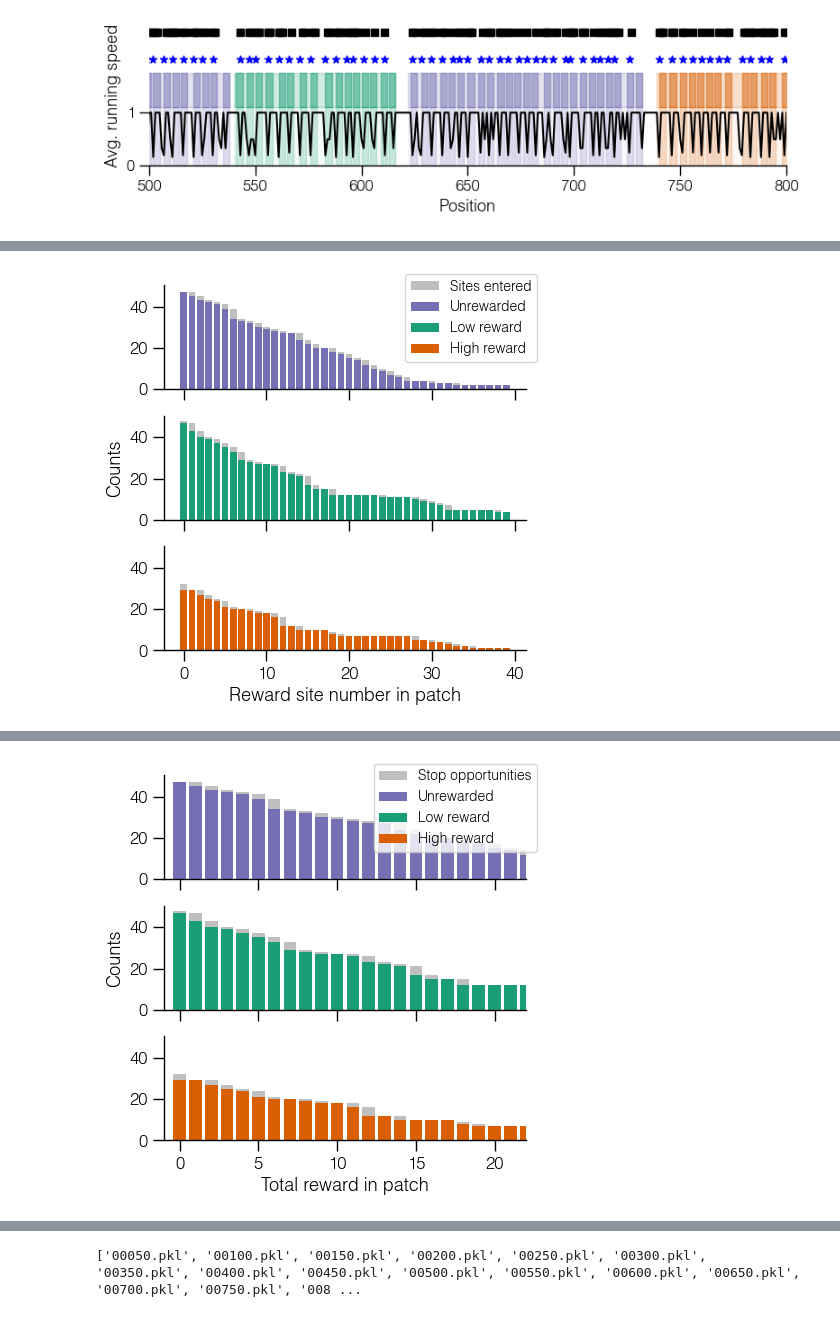
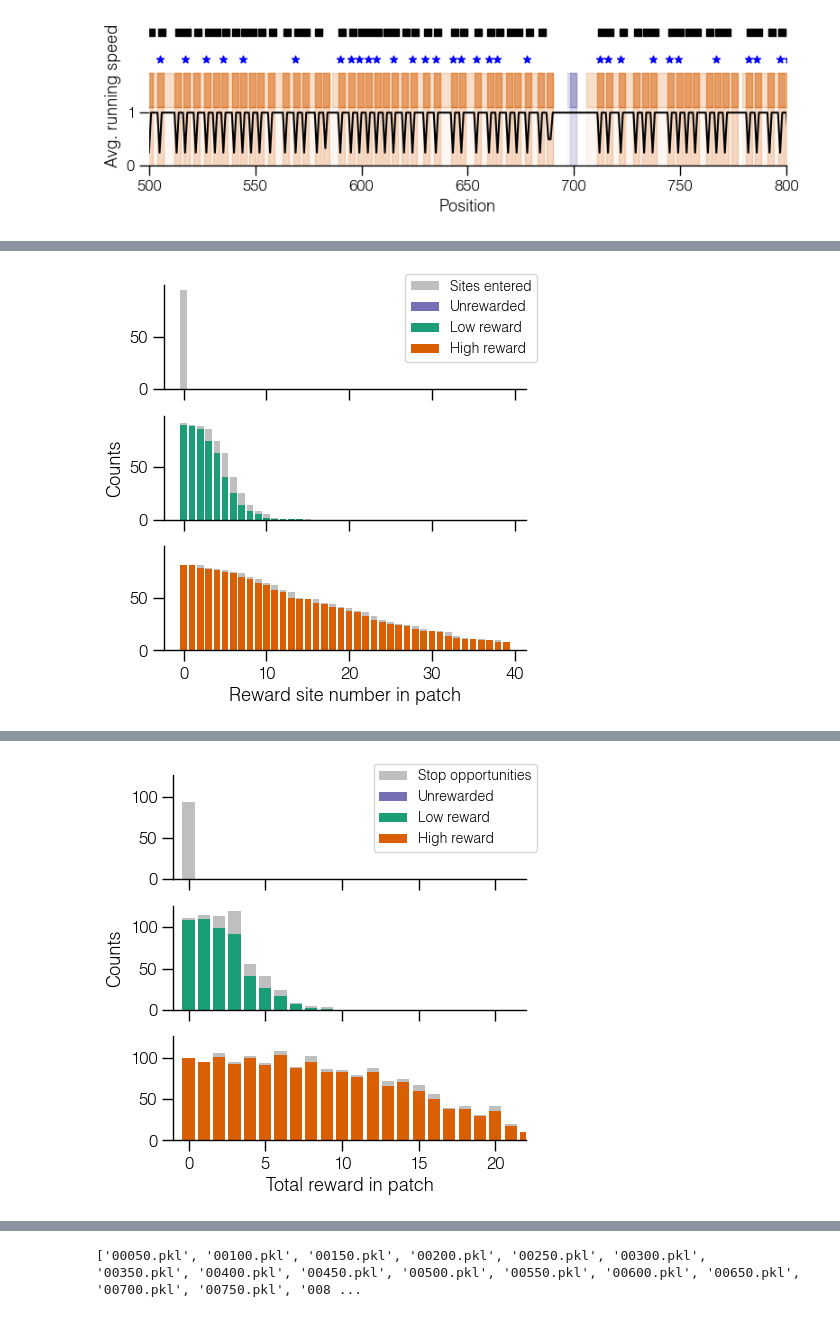
Before and after one commit to davidgbe/favorably_connected, a Jupyter notebook: code/notebooks/session_visualization_fixed_mapping_acc_reward_refactor.ipynb, the cells around one changed output, grey strips where cells are left out. Drawn from its saved outputs; the diff is of its cells as text; code cells hidden in the pictures.

```diff
--- a/code/notebooks/session_visualization_fixed_mapping_acc_reward_refactor.ipynb
+++ b/code/notebooks/session_visualization_fixed_mapping_acc_reward_refactor.ipynb
@@ -303,6 +331,6 @@ def plot_session(data_path, env_idx, update_num=None, xlim=None, max_reward_para
 # %%
 plot_session(
-    '../../results/rl_agent_outputs/test_with_exp_trunc_transitions_2025-04-25_16_07_34_453093_var_noise_0.0001_activity_weight_1/state',
+    '../../results/rl_agent_outputs/he_init_exp_trunc_transitions_1en3_noise_2025-04-26_16_47_17_094480_var_noise_0.001_activity_weight_1/state',
     env_idx=2,
     xlim=(500, 800),
     max_reward_param=50,
@@ -328 +356 @@ Patch count: 127
-[figure, old version]
+[figure, new version]
@@ -331 +359 @@ Patch count: 127
-[figure, old version]
+[figure, new version]
@@ -333 +361 @@ Patch count: 127
-[figure, old version]
+[figure, new version]
```
Also changed, not shown: parts of 5 cells of this notebook, 4 other files.
